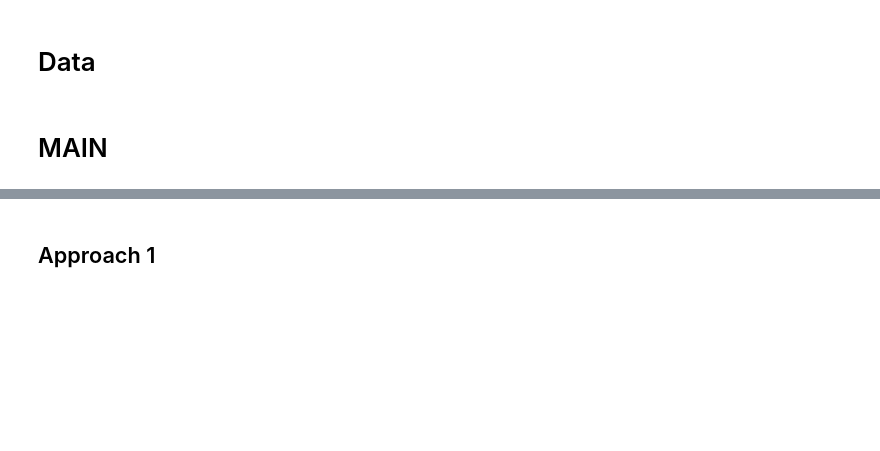
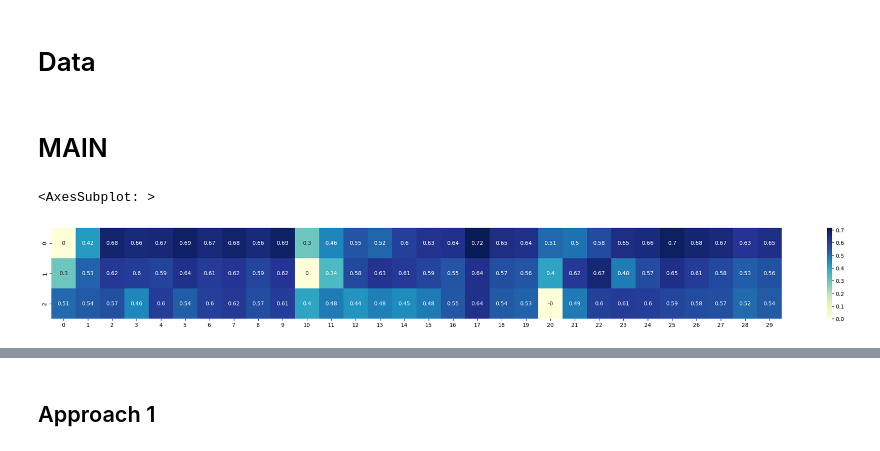
Before and after one commit to ducphuE10/P-OPW, a Jupyter notebook: run.ipynb, the cells around one changed output, grey strips where cells are left out. Cells and saved outputs as stored; diff of their text form; code cells hidden in the pictures; blank space fills up the shorter version.

```diff
--- a/run.ipynb
+++ b/run.ipynb
@@ -21,25 +24,31 @@ data9 = data[9]
 # %%
-y1 = data3.astype('float64')
-y2 = y1
-y2 = np.concatenate((y2[:1],
-                     data0[9].reshape(1,-1),
-                     y2[1:8],
-                     data0[0].reshape(1,-1),
-                     y2[8:]),
-                    axis = 0)
+# y1 = data3.astype('float64')
+# y2 = y1
+# y2 = np.concatenate((y2[:1],
+#                      data0[9].reshape(1,-1),
+#                      y2[1:8],
+#                      data0[0].reshape(1,-1),
+#                      y2[8:]),
+#                     axis = 0)
 
-r_index = [1,0,2,3,5,4,6,7,9,8]
-y3 = y1[r_index]
-assert np.all(y1[0] == y3[1])
-y3 = np.concatenate((y3[:1],
-                     data9[9].reshape(1,-1),
-                     y3[1:8],
-                     data2[0].reshape(1,-1),
-                     y3[8:]),
-                    axis = 0)
+# r_index = [1,0,2,3,5,4,6,7,9,8]
+# y3 = y1[r_index]
+# assert np.all(y1[0] == y3[1])
+# y3 = np.concatenate((y3[:1],
+#                      data9[9].reshape(1,-1),
+#                      y3[1:8],
+#                      data2[0].reshape(1,-1),
+#                      y3[8:]),
+#                     axis = 0)
 # %% [markdown]
 # MAIN
 # %%
-D = get_distance(y2,y3,distance='cosin')
-a = np.ones(y2.shape[0])/y2.shape[0]
-b = np.ones(y3.shape[0])/y3.shape[0]
+D = get_distance(y1,y2,distance='cosin')
+a = np.ones(y1.shape[0])/y1.shape[0]
+b = np.ones(y2.shape[0])/y2.shape[0]
+# %%
+plt.figure(figsize=(30,3))
+sns.heatmap(D.round(4),cmap="YlGnBu",annot = True)
+# %% [output]
+<AxesSubplot: >
+[figure, added]
```
Also changed, not shown: parts of 3 cells of this notebook, 4 other files.
